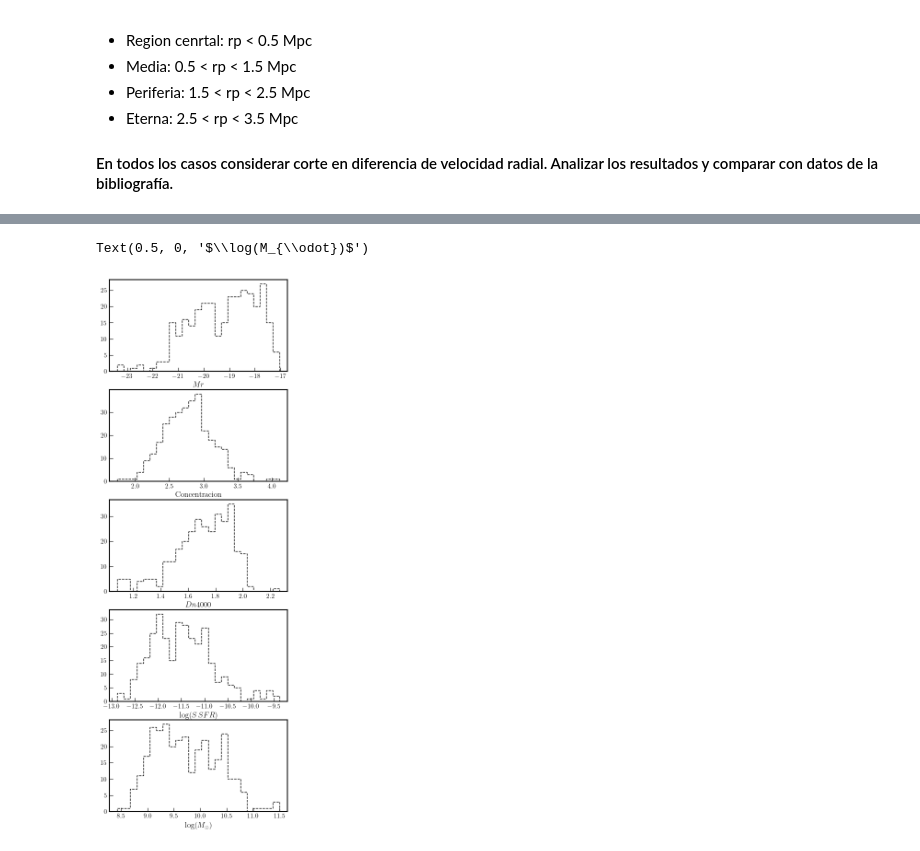
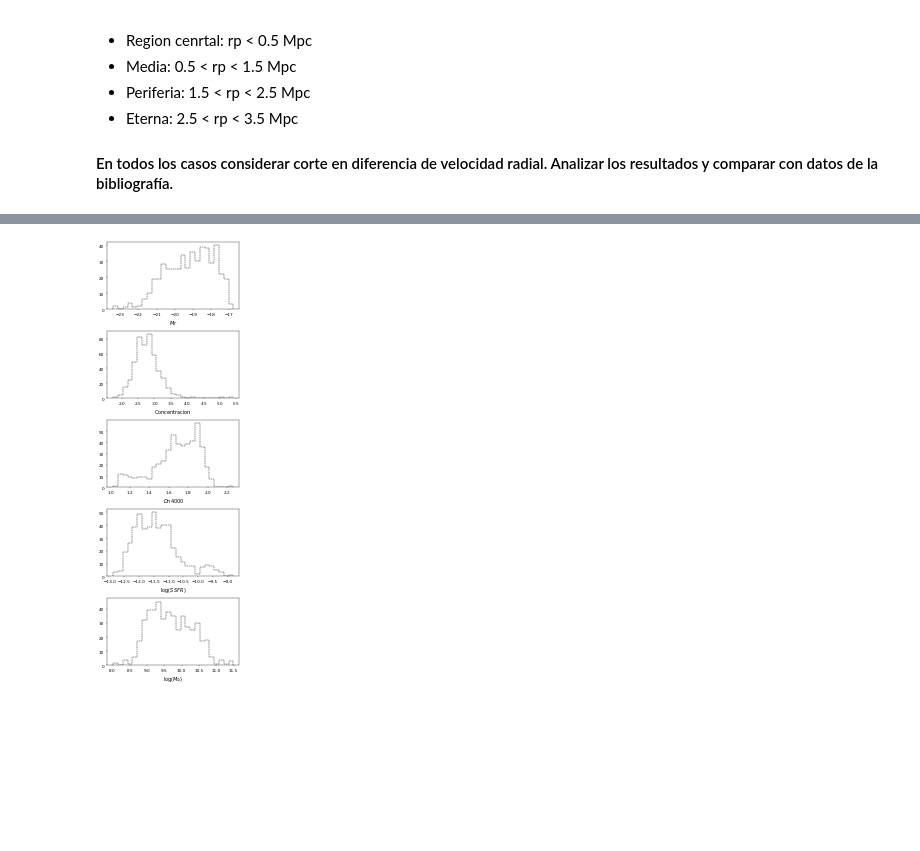
Before and after one commit to pmarchantc/Topicos-astr2024, a Jupyter notebook: Modulo3/practica_1_wnds.ipynb, the cells around one changed output, grey strips where cells are left out. Saved outputs shown, nothing was run; the diff lists cells and outputs as text; code cells hidden in the pictures; blank space fills up the shorter version.

```diff
--- a/Modulo3/practica_1_wnds.ipynb
+++ b/Modulo3/practica_1_wnds.ipynb
@@ -146,0 +138,35 @@ ax.scatter(tc1['ra'], tc1['dec'], s=10, c='k')
+# %%
+c1 = t[t['rp']<5]
+c1 = c1[c1['dV']<5000]
+
+z_peak = c_z.copy()
+for i in range(3):
+    z_peak = biweight_location(c1['z'], M=np.array([z_peak]))
+
+##sigma clippng
+s = 3
+while True:
+    z_peak = biweight_location(c1['z'], M=np.array([z_peak]))
+    c1.remove_column('V_pec')
+    c1['V_pec'] = peculiar_velocity(c1['z'], z_peak)
+    sigma_bi = biweight_scale(c1['V_pec'], M=np.array([0.0]))       #---Sigma Biweight
+    c1.sort('V_pec')                                    #-----------------Sigma Gapper Hou et al. 2009
+    n = len(c1)
+
+    rej = c1[abs(c1['V_pec']) >= (s*sigma_bi)]   #----rejected_galaxies
+    if len(rej) == 0:      #---when there are no rejected galaxies end the iteration and calculate sigma error
+        sigma_err = 0.92*sigma_bi/np.sqrt(len(c1)-1)    #Ruel, J., Bazin, G., Bayliss, M., et al. 2014, ApJ, 792, 45
+        #print("NUMBER OF ITERATIONS: "+cont)
+        break
+    c1 = c1[abs(c1['V_pec']) <= (s*sigma_bi)]  #---if len(rej)!=0 then cut in s*sigma and start over again
+#zcl,bias,zcl_err,zcl_conf = st.jackknife_stats(clip["col13"]/c,st.biweight_location)  #--calculate final zcl removing bias, estimating std_err and update peculiar velocities
+#zcl_err = (((sigma/c)*(1+zcl))/np.sqrt(len(clip))     #ruel standard error
+#zcl_conf= 0
+#print(str(sigma_bi)+" : "+str(sigma_g))
+#c1_err = np.std(c1['z'])/np.sqrt(len(c1))   #standard error
+#zcl_err = (zcl_conf[1] - zcl_conf[0])/2
+#t.remove_column("PEC_VEL")
+t['V_pec'] = peculiar_velocity(t['z'], z_peak)
+
+
+clip = t[abs(t['V_pec']) <= (3*sigma_bi)]
@@ -146,0 +227,6 @@ ax.scatter(tc1['ra'], tc1['dec'], s=10, c='k')
+# %%
+tc = clip[clip['rp']<3.5]
+#tc = tc[tc['dV'] < 3*sigma_bi]
+
+tc1 = tc[tc['rp']<1.5]
+len(tc1)
@@ -388,26 +501,26 @@ plt.show()
 # %%
-fig, (ax1, ax2, ax3, ax4, ax5) = plt.subplots(5,1, figsize=(5,15))
+fig, (ax1, ax2, ax3, ax4, ax5) = plt.subplots(5,1, figsize=(5,15), dpi=30)
 
 h1 = ax1.hist(tc1['Mr'], bins=25, ec='black', histtype='step', linestyle='--')
 ax1.set_xlabel(r'$Mr$', size=12)
 
 h2 = ax2.hist(tc1['C'], bins=25, ec='black', histtype='step', linestyle='--')
 ax2.set_xlabel(r'$\mathrm{Concentracion}$', size=12)
 
 h3 = ax3.hist(tc1['dn4000'], bins=25, ec='black', histtype='step', linestyle='--')
 ax3.set_xlabel(r'$Dn4000$', size=12)
 
 h4 = ax4.hist(tc1['logSSFR'], bins=25, ec='black', histtype='step', linestyle='--')
 ax4.set_xlabel(r'$\log(S\,SFR)$', size=12)
 
 h5 = ax5.hist(tc1['logSM'], bins=25, ec='black', histtype='step', linestyle='--')
 ax5.set_xlabel(r'$\log(M_{\odot})$', size=12)
 
+plt.tight_layout()
 #h21 = ax2.hist(c_in['C'], bins=25, fc='purple', histtype='stepfilled', linestyle='--')
 #h22 = ax2.hist(c_md['C'], bins=h21[1], fc='darkcyan', histtype='stepfilled', linestyle='--', bottom=h21[0])
 #h23 = ax2.hist(c_pe['C'], bins=h22[1], fc='orange', histtype='stepfilled', linestyle='--', bottom=h21[0]+h22[0])
 #h24 = ax2.hist(c_ex['C'], bins=h23[1], fc='darkred', histtype='stepfilled', linestyle='--', bottom=h21[0]+h22[0]+h23[0])
 #ax2.set_xlabel(r'$\mathrm{Concentracion}$', size=12)
 # %% [output]
-Text(0.5, 0, '$\\log(M_{\\odot})$')
-[figure, old version]
+[figure, new version]
```
Also changed, not shown: parts of 32 cells of this notebook, 2 other files.
